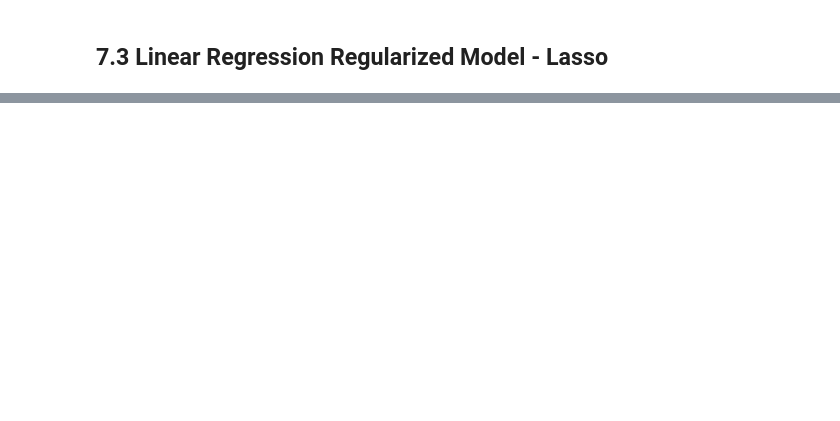
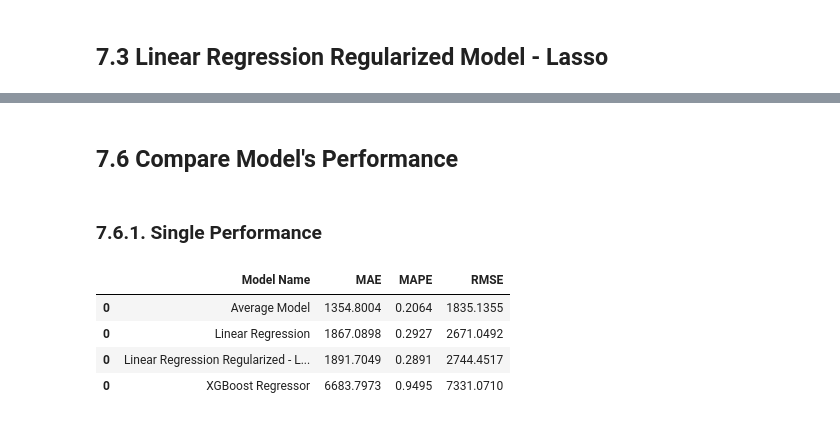
Before and after one commit to IsraelAugustods/ds_em_producao, a Jupyter notebook: m07_v01_store_sales_prediction.ipynb, the cells around one changed output, grey strips where cells are left out. Cells and saved outputs as stored; diff of their text form; code cells hidden in the pictures; blank space fills up the shorter version.

```diff
--- a/m07_v01_store_sales_prediction.ipynb
+++ b/m07_v01_store_sales_prediction.ipynb
@@ -970,0 +1046,15 @@ lrr_result
+# %%
+#model
+model_xgb = xgb.XGBRegressor( objective = 'reg:squarederror',
+                              n_estimators = 100,
+                              eta = 0.01,
+                              max_depth = 10,
+                              subsample = 0.7,
+                              colsample_bytree = 0.9).fit (x_train, y_train)
+
+#prediction
+yhat_xgb = model_xgb.predict (x_test)
+
+#performance
+xgb_result = ml_error ('XGBoost Regressor ', np.expm1(y_test), np.expm1(yhat_xgb) )
+xgb_result
@@ -970,0 +1081,13 @@ lrr_result
+# %% [markdown]
+## 7.6  Compare Model's Performance
+# %% [markdown]
+### 7.6.1. Single Performance
+# %%
+modelling_result =  pd.concat([baseline_result, lr_result, lrr_result, xgb_result])
+modelling_result.sort_values(['RMSE'])
+# %% [output]
+|  | Model Name | MAE | MAPE | RMSE |
+| 0 | Average Model | 1354.8004 | 0.2064 | 1835.1355 |
+| 0 | Linear Regression | 1867.0898 | 0.2927 | 2671.0492 |
+| 0 | Linear Regression Regularized - L... | 1891.7049 | 0.2891 | 2744.4517 |
+| 0 | XGBoost Regressor | 6683.7973 | 0.9495 | 7331.0710 |
```
Also changed, not shown: parts of 26 cells of this notebook, 1 other file.
